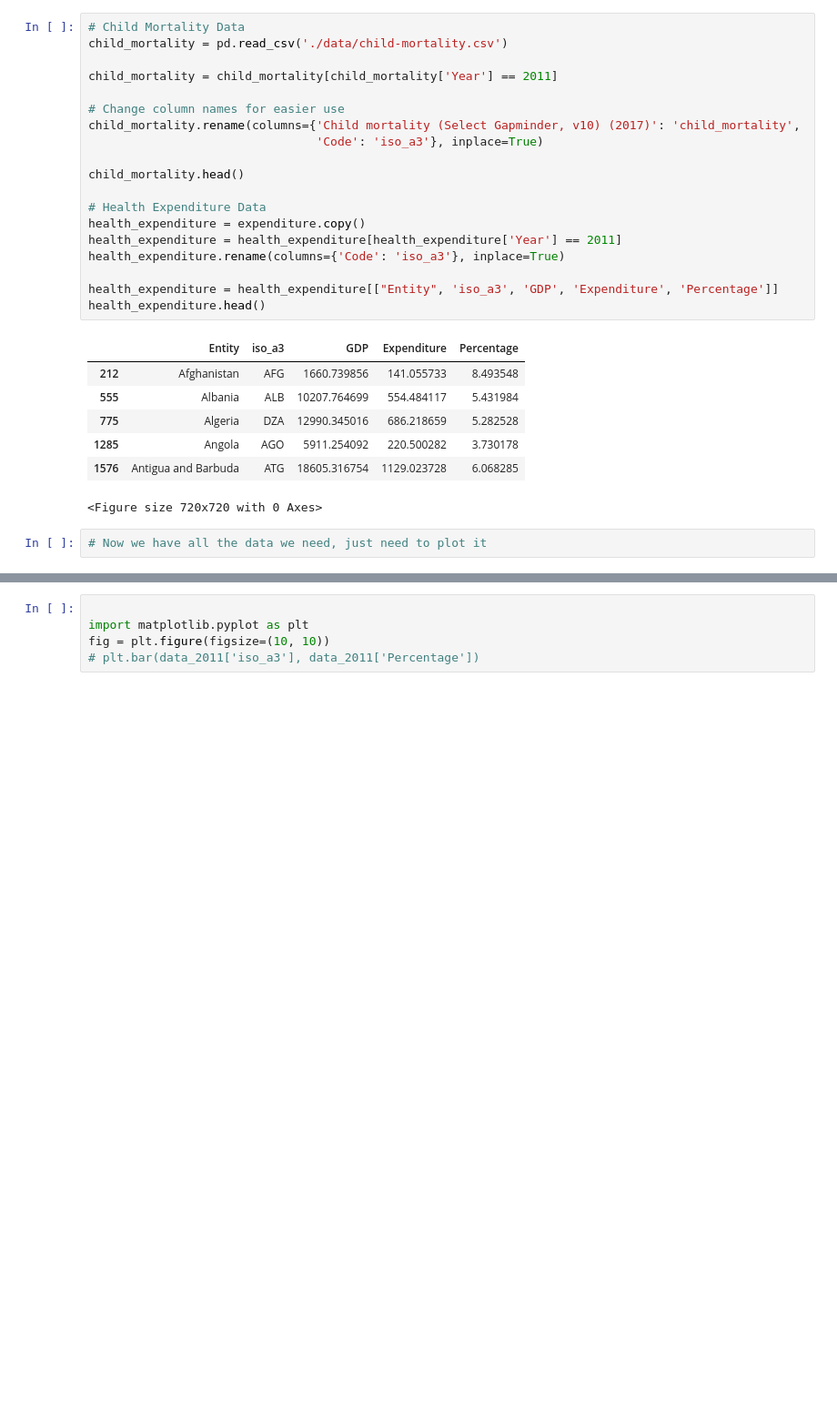
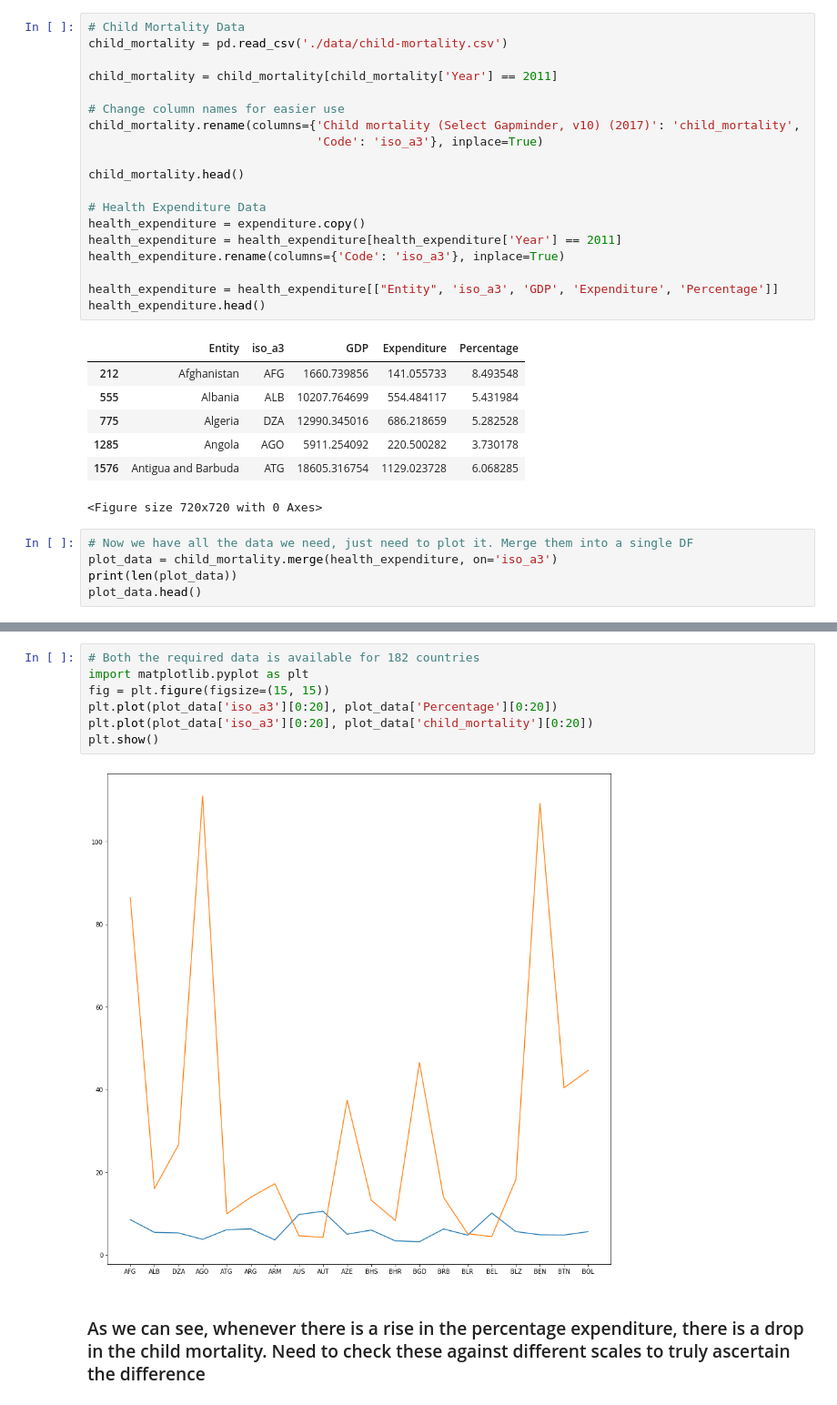
Before and after one commit to abhijeetknayak/Utilities, a Jupyter notebook: Data-Science/Country-Data/health-expenditure.ipynb, the cells around one changed output, grey strips where cells are left out. Shown: that part at 91% size. Cells and saved outputs as stored; diff of their text form; blank space fills up the shorter version.

Commit message:
Plots comparing child_mortality and health expenditure

```diff
--- a/Data-Science/Country-Data/health-expenditure.ipynb
+++ b/Data-Science/Country-Data/health-expenditure.ipynb
@@ -316,4 +316,7 @@ health_expenditure.head()
 | 1576 | Antigua and Barbuda | ATG | 18605.316754 | 1129.023728 | 6.068285 |
 <Figure size 720x720 with 0 Axes>
 # %%
-# Now we have all the data we need, just need to plot it
+# Now we have all the data we need, just need to plot it. Merge them into a single DF
+plot_data = child_mortality.merge(health_expenditure, on='iso_a3')
+print(len(plot_data))
+plot_data.head()
@@ -320,5 +331,11 @@ health_expenditure.head()
-# %%
-
-import matplotlib.pyplot as plt
-fig = plt.figure(figsize=(10, 10))
-# plt.bar(data_2011['iso_a3'], data_2011['Percentage'])
+# %%
+# Both the required data is available for 182 countries
+import matplotlib.pyplot as plt
+fig = plt.figure(figsize=(15, 15))
+plt.plot(plot_data['iso_a3'][0:20], plot_data['Percentage'][0:20])
+plt.plot(plot_data['iso_a3'][0:20], plot_data['child_mortality'][0:20])
+plt.show()
+# %% [output]
+[figure, added]
+# %% [markdown]
+### As we can see, whenever there is a rise in the percentage expenditure, there is a drop in the child mortality. Need to check these against different scales to truly ascertain the difference
```
Also changed, not shown: parts of 1 cell of this notebook.
